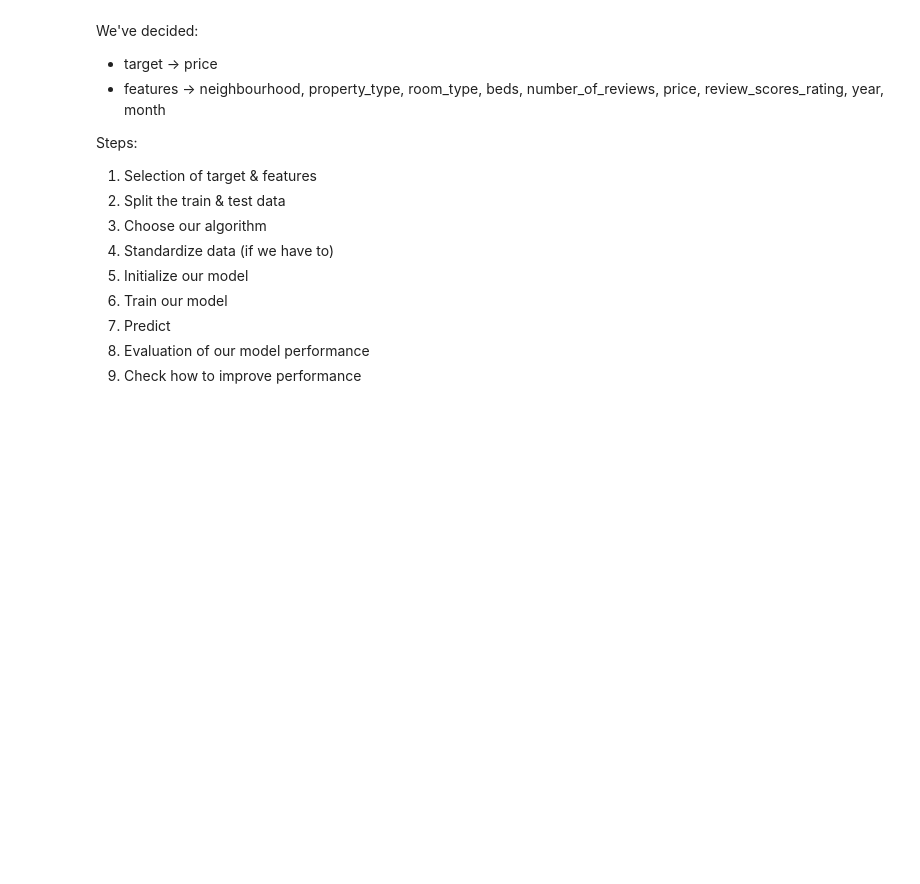
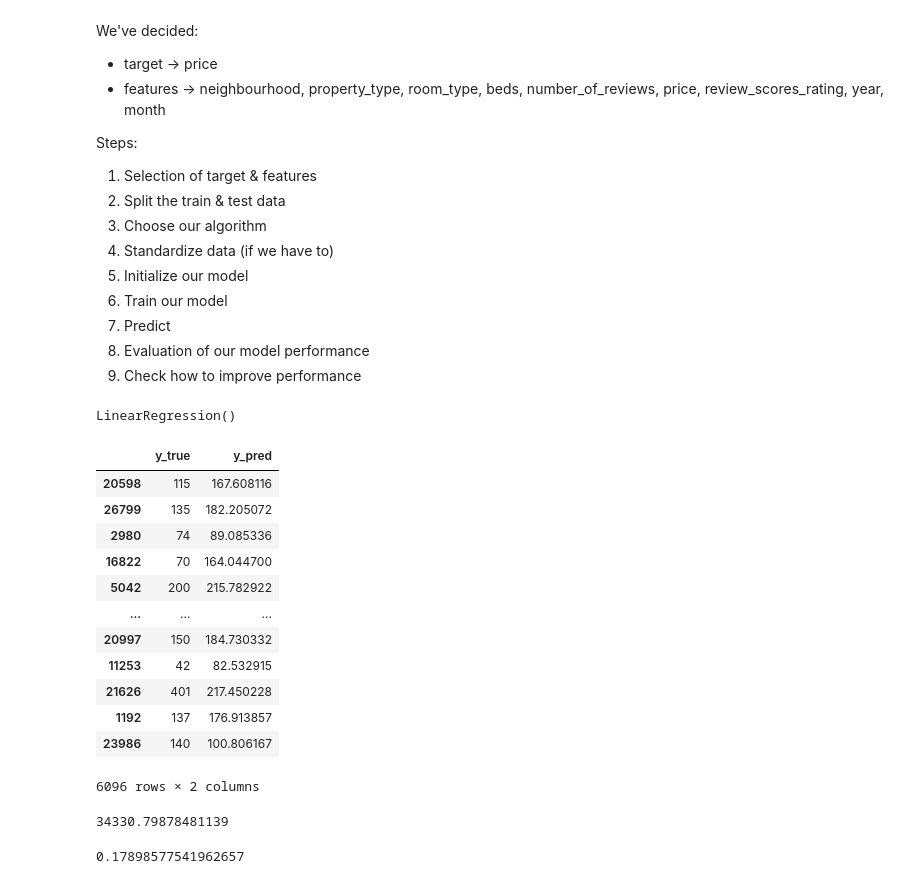
Before and after one commit to normanmunge/airbnb-listing-newyork-eda, a Jupyter notebook: ml-prediction-airbnb.ipynb, the cells around one changed output. Drawn from its saved outputs; the diff is of its cells as text; code cells hidden in the pictures; blank space fills up the shorter version.

Commit message:
linear regression model training and evaluation

```diff
--- a/ml-prediction-airbnb.ipynb
+++ b/ml-prediction-airbnb.ipynb
@@ -166,4 +175,43 @@ Steps:
 X = new_df.drop(['price'], axis = 1) #features excluding our target
 y = new_df['price'] #target
 # %%
-# Splitting our dataset for
+# Splitting our dataset our dataset for testing and training
+X_train, X_test, y_train, y_test = train_test_split(X,y, test_size=0.2, random_state=42)
+# %%
+# initializing the model
+model = LinearRegression()
+model.fit(X_train, y_train)
+# %% [output]
+LinearRegression()
+# %%
+# making predictions
+y_pred = model.predict(X_test)
+# %%
+# comparing predicted vs actual values
+price = {'y_true':y_test,'y_pred':y_pred}
+pd.DataFrame(price)
+# %% [output]
+|  | y_true | y_pred |
+| 20598 | 115 | 167.608116 |
+| 26799 | 135 | 182.205072 |
+| 2980 | 74 | 89.085336 |
+| 16822 | 70 | 164.044700 |
+| 5042 | 200 | 215.782922 |
+| ... | ... | ... |
+| 20997 | 150 | 184.730332 |
+| 11253 | 42 | 82.532915 |
+| 21626 | 401 | 217.450228 |
+| 1192 | 137 | 176.913857 |
+| 23986 | 140 | 100.806167 |
+6096 rows × 2 columns
+# %%
+# perfomance evaluation
+mse = mean_squared_error(y_test, y_pred)
+mse
+# %% [output]
+34330.79878481139
+# %%
+r2 = r2_score(y_test, y_pred)
+r2
+# %% [output]
+0.17898577541962657
```
Also changed, not shown: parts of 7 cells of this notebook.
